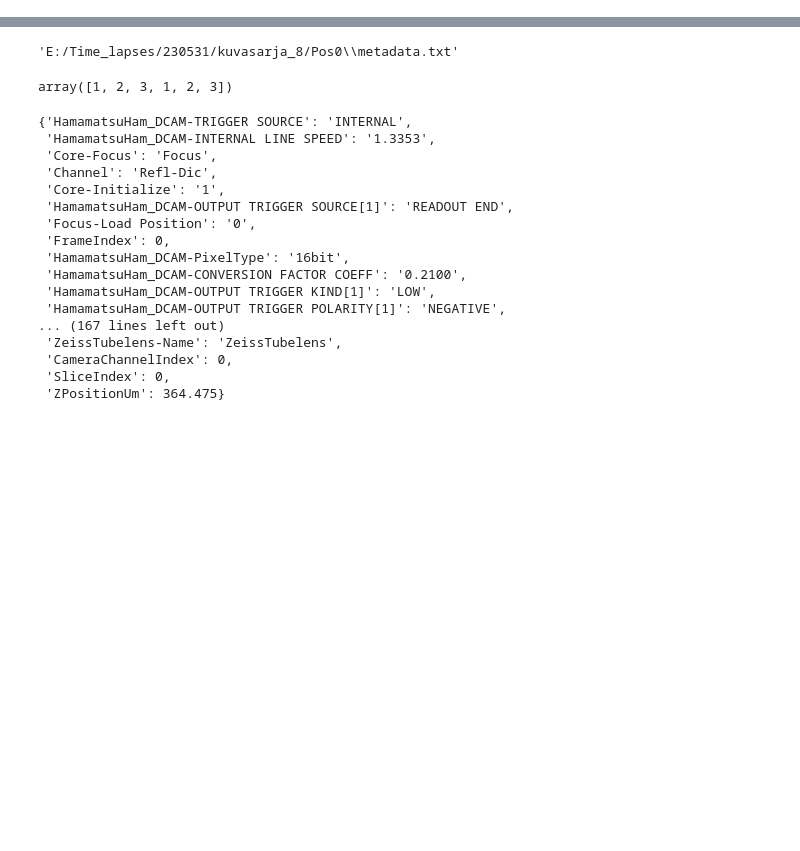
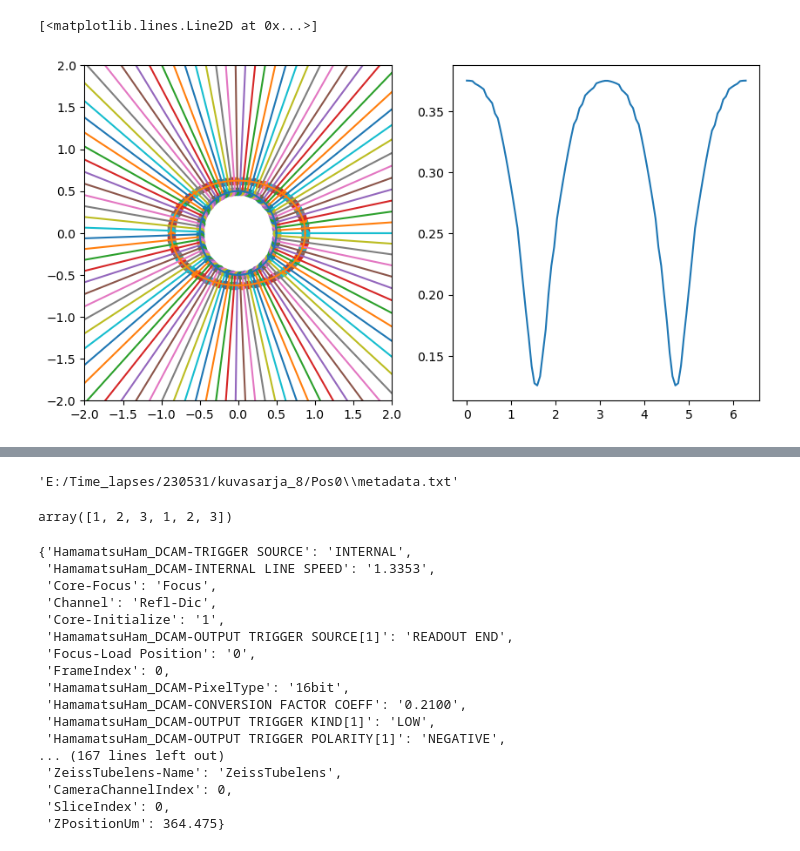
Before and after one commit to ArttuD/InstruProject, a Jupyter notebook: jupyterNotebooks/createVideos.ipynb, the cells around one changed output, grey strips where cells are left out. Cells and saved outputs as stored; diff of their text form; code cells hidden in the pictures; blank space fills up the shorter version.

```diff
--- a/jupyterNotebooks/createVideos.ipynb
+++ b/jupyterNotebooks/createVideos.ipynb
@@ -17,0 +33,50 @@ import json
+# %%
+fig, ax = plt.subplots(1,2, figsize = (10, 5))
+
+deg = np.linspace(0, 2*np.pi, 100)
+deg_2 = np.linspace(0, 2*np.pi, 500)
+A_inner = 0.5
+
+y_inner = A_inner*np.sin(deg)
+x_inner = A_inner*np.cos(deg)
+
+y_outer = 1.25*A_inner*np.sin(deg_2)
+x_outer = 1.75*A_inner*np.cos(deg_2)
+
+k_inner = y_inner/x_inner
+distances = []
+i = 0
+for i in range(len(deg)):
+
+    if (1/2*np.pi > deg[i]) | (3/2*np.pi < deg[i]):
+        x_data = np.linspace(x_inner[i], np.max(x_inner)+5, len(y_inner))
+        y_data = k_inner[i]*x_data
+    else:
+        x_data = np.linspace(x_inner[i], np.min(x_inner)-5, len(y_inner))
+        y_data = k_inner[i]*x_data
+
+    mins = []
+    for k in range(len(y_data)):
+        distance = np.sqrt((y_data[k]-y_outer)**2 + (x_data[k]-x_outer)**2)
+        idx = np.argmin(  distance)
+        mins.append(idx)
+
+    mins = int(np.median(np.array(mins)))
+    ax[0].scatter(x_inner[i], y_inner[i])
+    ax[0].plot(x_data, y_data)
+    ax[0].scatter(x_outer[mins], y_outer[mins])
+    distances.append(np.sqrt((x_outer[mins] - x_inner[i] )**2 + (y_outer[mins] - y_inner[i])**2))
+
+
+distances = np.array(distances)
+
+ax[0].plot(x_inner, y_inner)
+ax[0].plot(x_outer, y_outer)
+
+ax[0].set_xlim((-2,2))
+ax[0].set_ylim((-2,2))
+
+ax[1].plot(deg, distances)
+# %% [output]
+[<matplotlib.lines.Line2D at 0x...>]
+[figure, added]
```
Also changed, not shown: parts of 10 cells of this notebook, 3 other files.
